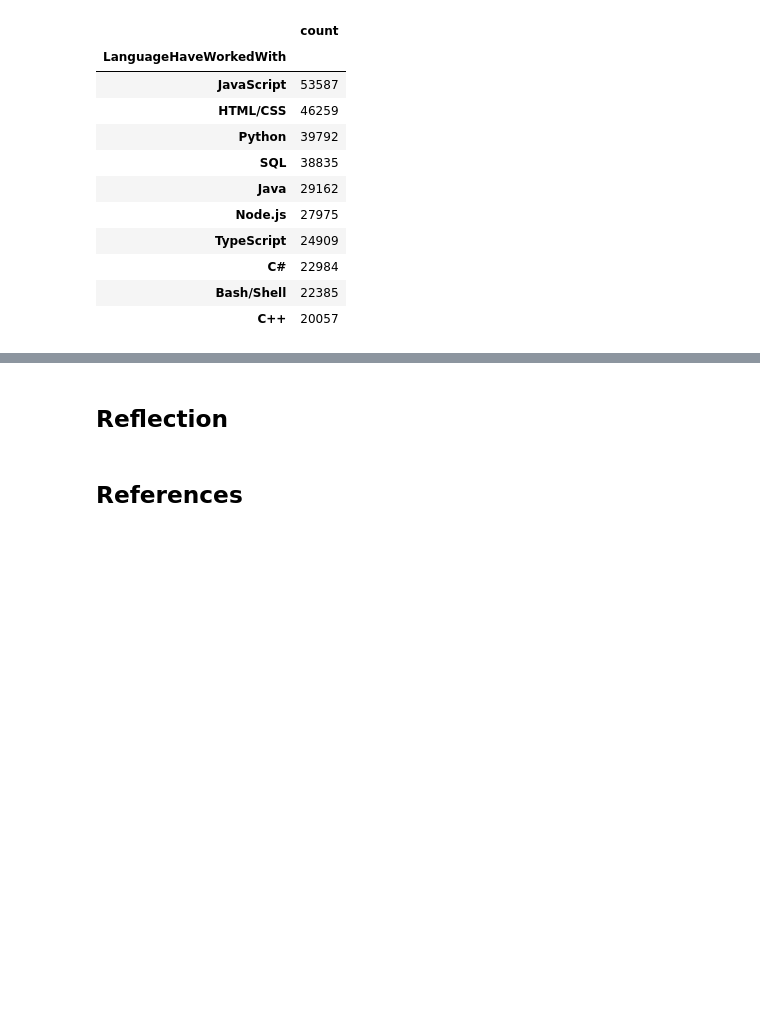
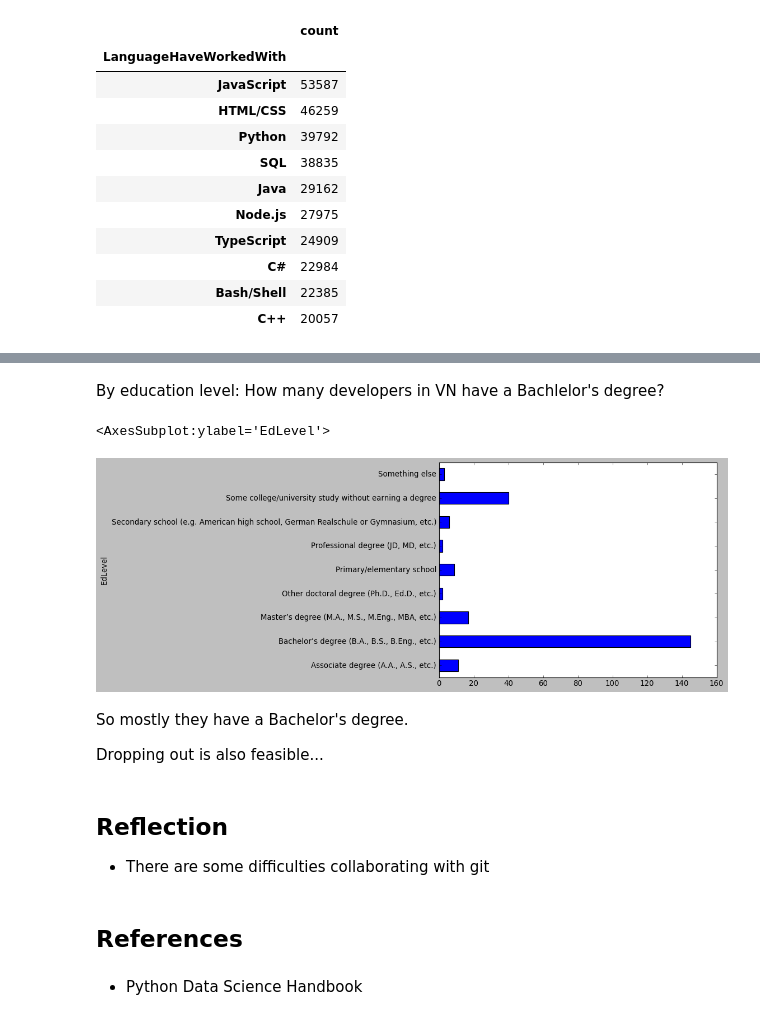
Before and after one commit to grevyarlesp/HCMUS_P4DS_Final, a Jupyter notebook: Notebook.ipynb, the cells around one changed output, grey strips where cells are left out. Saved outputs shown, nothing was run; the diff lists cells and outputs as text; code cells hidden in the pictures; blank space fills up the shorter version.

```diff
--- a/Notebook.ipynb
+++ b/Notebook.ipynb
@@ -311,4 +351,21 @@ lang_df.head(10)
+# %% [markdown]
+By education level: How many developers in VN have a Bachlelor's degree?
+# %%
+s = 'I am a developer by profession'
+temp_df = vn_df[vn_df['MainBranch'] == s]
+temp_df.groupby('EdLevel').size().plot.barh()
+# %% [output]
+<AxesSubplot:ylabel='EdLevel'>
+[figure, added]
+# %% [markdown]
+So mostly they have a Bachelor's degree.
+
+Dropping out is also feasible...
 # %% [markdown]
 ## Reflection
+
+- There are some difficulties collaborating with git
 # %% [markdown]
 ## References
+# %% [markdown]
+- Python Data Science Handbook
```
Also changed, not shown: parts of 12 cells of this notebook, 1 other file.
